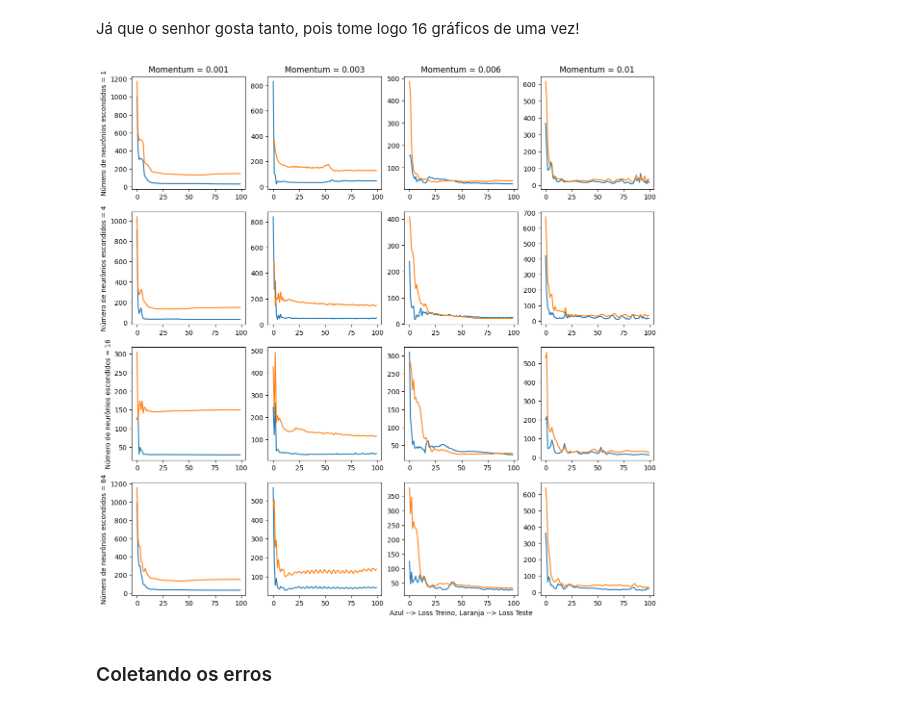
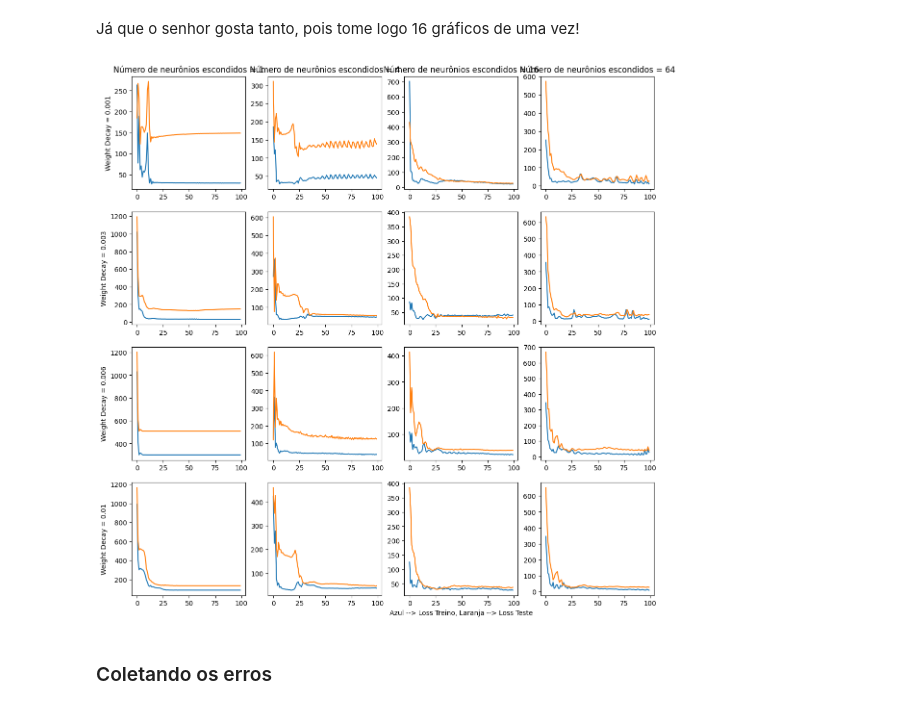
Before and after one commit to rabdiego/aprendizagem, a Jupyter notebook: trabalhos/trabalho4/lista4.ipynb, the cells around one changed output. Saved outputs shown, nothing was run; the diff lists cells and outputs as text; code cells hidden in the pictures.

```diff
--- a/trabalhos/trabalho4/lista4.ipynb
+++ b/trabalhos/trabalho4/lista4.ipynb
@@ -59,7 +64,7 @@ loss_list = [[[list() for i in range(4)] for j in range(4)] for k in range(2)]
 # %% [markdown]
 ### Treinamento dos modelos
 # %%
-for i in range(4):
+for i in tqdm(range(4)):
     for j in tqdm(range(4)):
         for epoch in range(100):
             for index, (attributes, labels) in enumerate(train_2_loader):
@@ -83,5 +88,3 @@ for i in range(4):
                 loss = criterion(outputs[:, 0], labels)
 
             loss_list[1][i][j].append(loss.item())
-
-        print(f'Model with {4**i} neurons and momentum rate = {weight_terms[j]} trained.')
@@ -106,20 +95,20 @@ Já que o senhor gosta tanto, pois tome logo 16 gráficos de uma vez!
 # %%
 fig, ax = plt.subplots(4, 4, figsize=(14, 14))
 
 for i in range(4):
     for j in range(4):
         ax[i][j].plot(range(len(loss_list[0][i][j])), loss_list[0][i][j])
         ax[i][j].plot(range(len(loss_list[1][i][j])), loss_list[1][i][j])
 
 for i in range(4):
-    ax[0][i].set_title(f'Momentum = {weight_terms[i]}')
-    ax[i][0].set_ylabel(f'Número de neurônios escondidos = {4**i}')
+    ax[i][0].set_ylabel(f'Weight Decay = {weight_terms[i]}')
+    ax[0][i].set_title(f'Número de neurônios escondidos = {4**i}')
 
 ax[-1][-2].set_xlabel('Azul --> Loss Treino, Laranja --> Loss Teste')
 
 plt.show()
 # %% [output]
-[figure, old version]
+[figure, new version]
 # %% [markdown]
 ### Coletando os erros
 # %%
```
Also changed, not shown: parts of 31 cells of this notebook.
